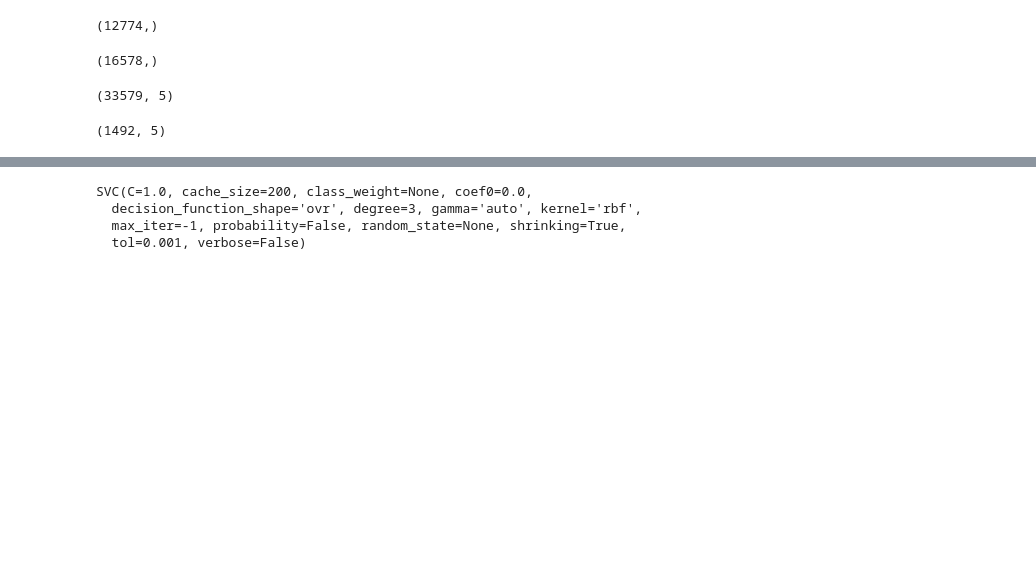
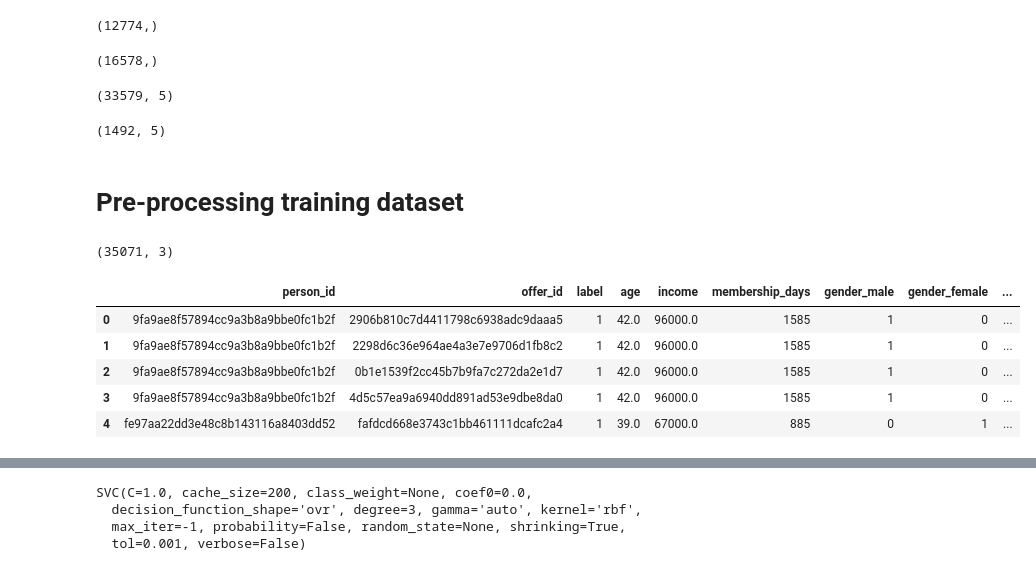
Before and after one commit to dipans/starbucks-capstone-challenge, a Jupyter notebook: Starbucks_Capstone_notebook.ipynb, the cells around one changed output, grey strips where cells are left out. Cells and saved outputs as stored; diff of their text form; code cells hidden in the pictures; blank space fills up the shorter version.

```diff
--- a/Starbucks_Capstone_notebook.ipynb
+++ b/Starbucks_Capstone_notebook.ipynb
@@ -355,4 +346,6 @@ display(no_respond_n_transaction.shape)
 # %% [output]
 (33579, 5)
 (1492, 5)
+# %% [markdown]
+# Pre-processing training dataset
 # %%
@@ -360,5 +352,21 @@ display(no_respond_n_transaction.shape)
 train_df = pd.concat([offer_completed, no_respond_n_transaction])
 # %%
-train_df['label'] = train_df['event_type'].apply(lambda x: 1 if x == 'offer completed' else 0)
+#Creating label
+train_df['label'] = train_df['event_type']\
+                    .apply(lambda x: 1 if x == 'offer completed' else 0)
 # %%
 train_df = train_df.drop(['event_type','amount', 'reward'], axis=1)
+train_df.shape
+# %% [output]
+(35071, 3)
+# %%
+# Joining training subset of event data with profile
+train_df = pd.merge(train_df, profile_df, left_on='person_id', right_on='id')
+train_df.head()
+# %% [output]
+|  | person_id | offer_id | label | age | income | membership_days | gender_male | gender_female | ... |
+| 0 | 9fa9ae8f57894cc9a3b8a9bbe0fc1b2f | 2906b810c7d4411798c6938adc9daaa5 | 1 | 42.0 | 96000.0 | 1585 | 1 | 0 | ... |
+| 1 | 9fa9ae8f57894cc9a3b8a9bbe0fc1b2f | 2298d6c36e964ae4a3e7e9706d1fb8c2 | 1 | 42.0 | 96000.0 | 1585 | 1 | 0 | ... |
+| 2 | 9fa9ae8f57894cc9a3b8a9bbe0fc1b2f | 0b1e1539f2cc45b7b9fa7c272da2e1d7 | 1 | 42.0 | 96000.0 | 1585 | 1 | 0 | ... |
+| 3 | 9fa9ae8f57894cc9a3b8a9bbe0fc1b2f | 4d5c57ea9a6940dd891ad53e9dbe8da0 | 1 | 42.0 | 96000.0 | 1585 | 1 | 0 | ... |
+| 4 | fe97aa22dd3e48c8b143116a8403dd52 | fafdcd668e3743c1bb461111dcafc2a4 | 1 | 39.0 | 67000.0 | 885 | 0 | 1 | ... |
```
Also changed, not shown: parts of 39 cells of this notebook.
